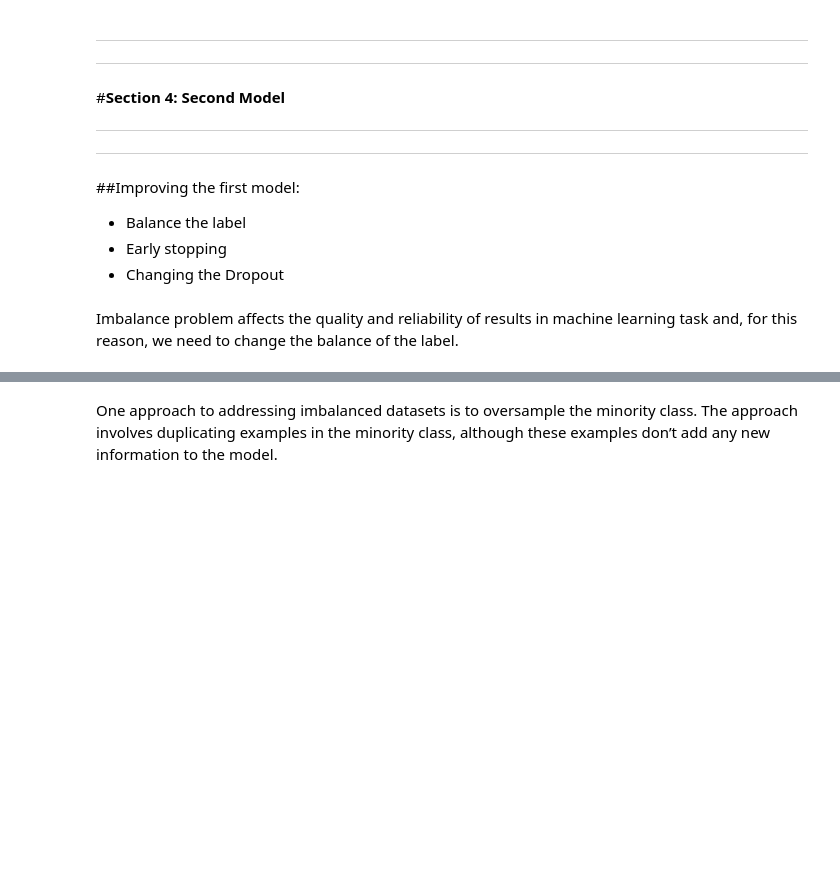
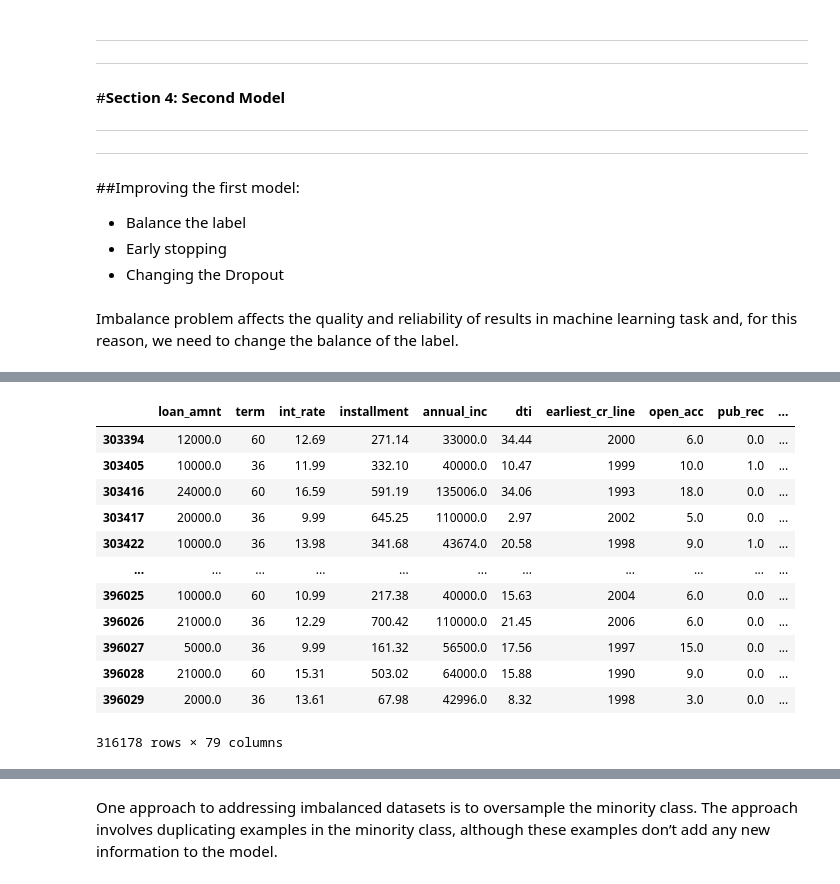
Before and after one commit to MosheHabaz/LendingClub-Neural-network-model, a Jupyter notebook: loan_project.ipynb, the cells around one changed output, grey strips where cells are left out. Drawn from its saved outputs; the diff is of its cells as text; code cells hidden in the pictures; blank space fills up the shorter version.

```diff
--- a/loan_project.ipynb
+++ b/loan_project.ipynb
@@ -1224,5 +1293,20 @@ y_test2= df_test2['loan_repaid'].values
 # %%
 df_train_0 = df[df['loan_repaid'] == 0].iloc[ntest1 + int(ntest1/2) :  ]
 df_train_1 =  df[df['loan_repaid'] == 1].iloc[int(ntest1/2) : ]
 df_train = pd.concat([df_train_0,df_train_1 ], axis = 0 )
+df_train
+# %% [output]
+|  | loan_amnt | term | int_rate | installment | annual_inc | dti | earliest_cr_line | open_acc | pub_rec | ... |
+| 303394 | 12000.0 | 60 | 12.69 | 271.14 | 33000.0 | 34.44 | 2000 | 6.0 | 0.0 | ... |
+| 303405 | 10000.0 | 36 | 11.99 | 332.10 | 40000.0 | 10.47 | 1999 | 10.0 | 1.0 | ... |
+| 303416 | 24000.0 | 60 | 16.59 | 591.19 | 135006.0 | 34.06 | 1993 | 18.0 | 0.0 | ... |
+| 303417 | 20000.0 | 36 | 9.99 | 645.25 | 110000.0 | 2.97 | 2002 | 5.0 | 0.0 | ... |
+| 303422 | 10000.0 | 36 | 13.98 | 341.68 | 43674.0 | 20.58 | 1998 | 9.0 | 1.0 | ... |
+| ... | ... | ... | ... | ... | ... | ... | ... | ... | ... | ... |
+| 396025 | 10000.0 | 60 | 10.99 | 217.38 | 40000.0 | 15.63 | 2004 | 6.0 | 0.0 | ... |
+| 396026 | 21000.0 | 36 | 12.29 | 700.42 | 110000.0 | 21.45 | 2006 | 6.0 | 0.0 | ... |
+| 396027 | 5000.0 | 36 | 9.99 | 161.32 | 56500.0 | 17.56 | 1997 | 15.0 | 0.0 | ... |
+| 396028 | 21000.0 | 60 | 15.31 | 503.02 | 64000.0 | 15.88 | 1990 | 9.0 | 0.0 | ... |
+| 396029 | 2000.0 | 36 | 13.61 | 67.98 | 42996.0 | 8.32 | 1998 | 3.0 | 0.0 | ... |
+316178 rows × 79 columns
 # %%
```
Also changed, not shown: parts of 44 cells of this notebook.
